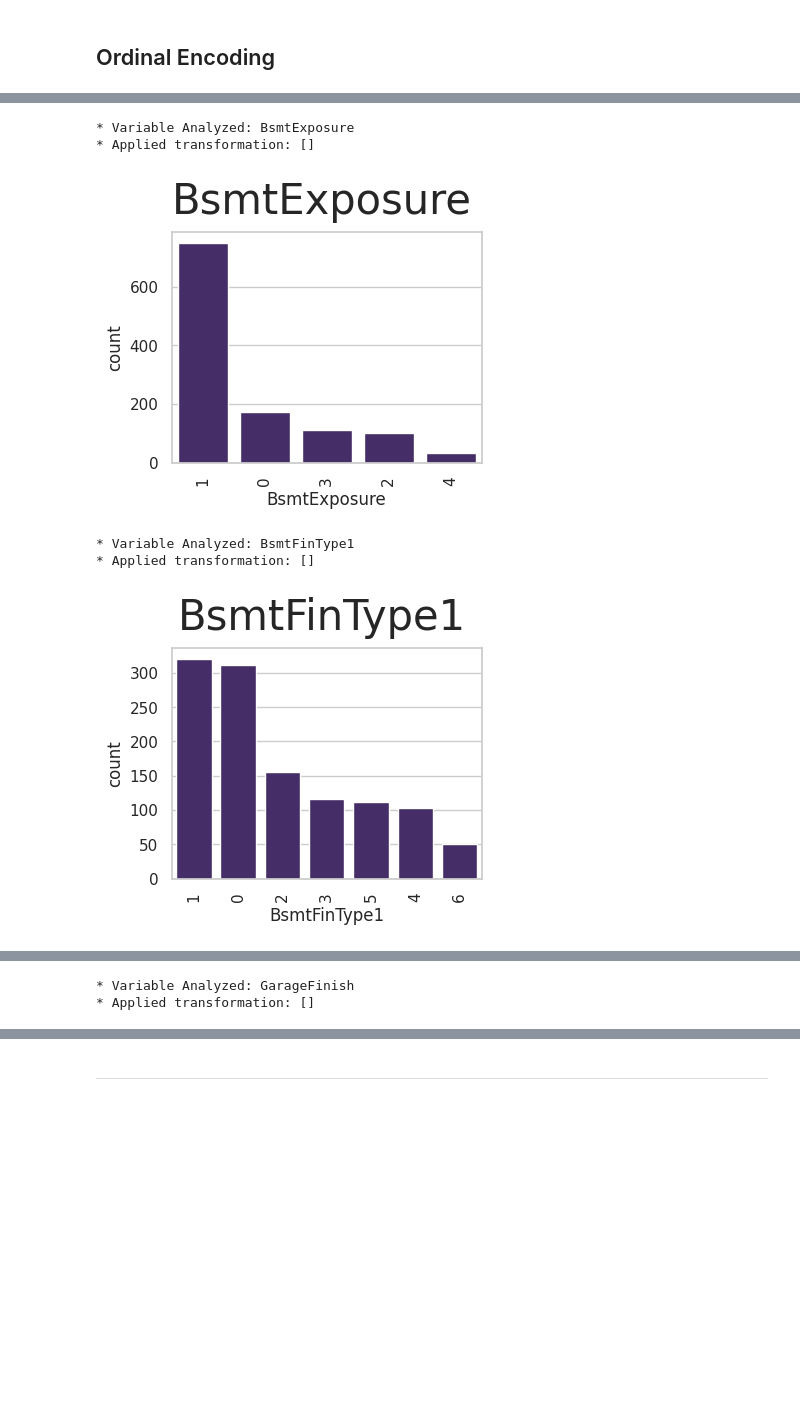
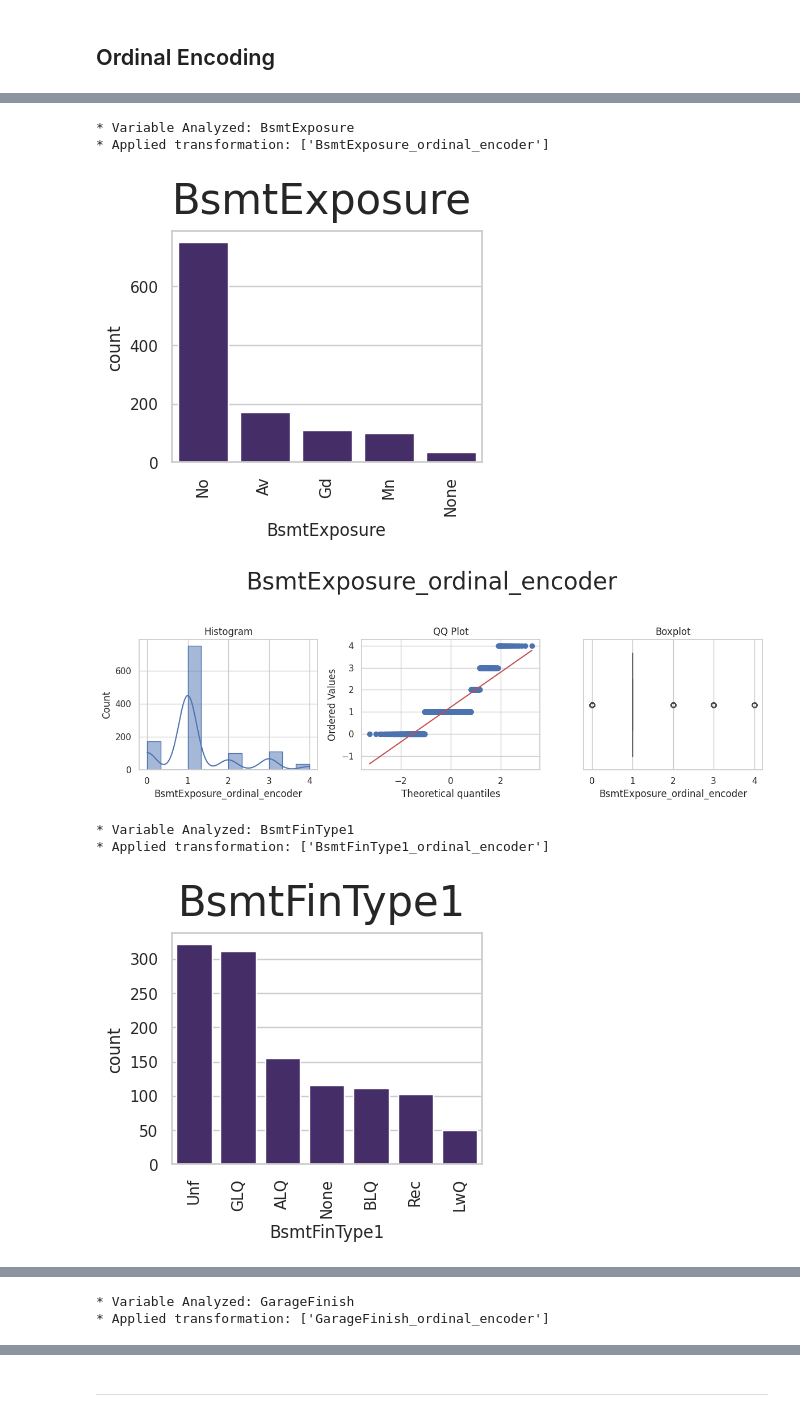
Before and after one commit to justynath/heritage-house-price-predictor, a Jupyter notebook: jupyter_notebooks/04 - FeatureEngineering.ipynb, the cells around one changed output, grey strips where cells are left out. Saved outputs shown, nothing was run; the diff lists cells and outputs as text; code cells hidden in the pictures; blank space fills up the shorter version.

Commit message:
Feature engineering

```diff
--- a/jupyter_notebooks/04 - FeatureEngineering.ipynb
+++ b/jupyter_notebooks/04 - FeatureEngineering.ipynb
@@ -347,19 +241,23 @@ This allows us to preview how ordinal encoding would impact each variable via hi
 # %%
-%matplotlib inline
+# Step 1: Load dataset if not already loaded
+import pandas as pd
 
-# Step 1: Select variables
+df_train = pd.read_csv("outputs/datasets/cleaned/TrainSetCleaned.csv")
+
+# Step 2: Select variables for ordinal encoding
 variables_engineering = ['BsmtExposure', 'BsmtFinType1', 'GarageFinish', 'KitchenQual']
 
-# Step 2: Create copy and fill missing
-df_engineering = TrainSet[variables_engineering].copy()
-df_engineering = df_engineering.fillna('None')
+# Step 3: Create a working copy and handle missing values with 'None'
+df_engineering = df_train[variables_engineering].copy()
+df_engineering = df_engineering.fillna('None')  # OrdinalEncoder in FeatureEngineeringAnalysis expects no missing values
 
-# Step 3: Directly evaluate encoding
+# Step 4: Apply custom FeatureEngineeringAnalysis
 df_engineering = FeatureEngineeringAnalysis(df=df_engineering, analysis_type='ordinal_encoder')
 # %% [output]
 * Variable Analyzed: BsmtExposure
-* Applied transformation: []
+* Applied transformation: ['BsmtExposure_ordinal_encoder']
-[figure, old version]
+[figure, new version]
+[figure, new version]
 * Variable Analyzed: BsmtFinType1
-* Applied transformation: []
+* Applied transformation: ['BsmtFinType1_ordinal_encoder']
-[figure, old version]
+[figure, new version]
@@ -366,2 +265,2 @@ df_engineering = FeatureEngineeringAnalysis(df=df_engineering, analysis_type='or
 * Variable Analyzed: GarageFinish
-* Applied transformation: []
+* Applied transformation: ['GarageFinish_ordinal_encoder']
```
Also changed, not shown: parts of 22 cells of this notebook.
